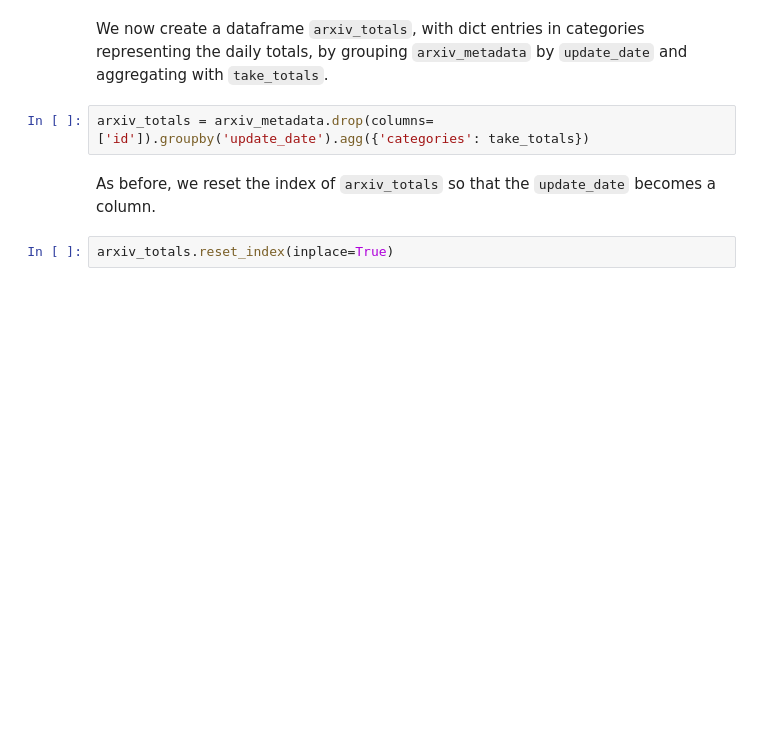
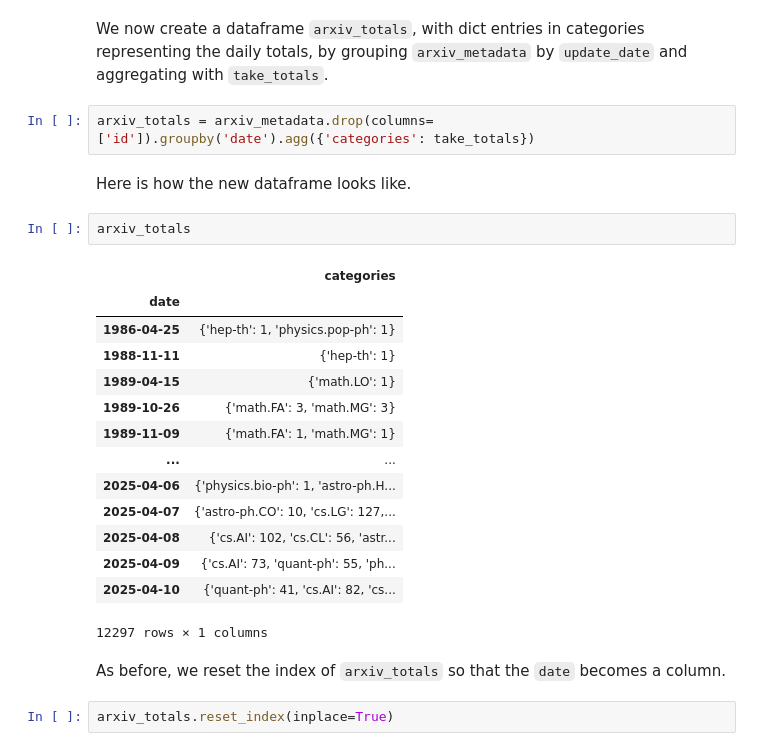
Before and after one commit to albesianor/arxiv-heatmap, a Jupyter notebook: notes/crunching.ipynb, the cells around one changed output. Saved outputs shown, nothing was run; the diff lists cells and outputs as text; blank space fills up the shorter version.

```diff
--- a/notes/crunching.ipynb
+++ b/notes/crunching.ipynb
@@ -83,9 +119,28 @@ def take_totals(group: iter) -> dict:
 # %% [markdown]
 We now create a dataframe `arxiv_totals`, with dict entries in categories representing the daily totals, by grouping `arxiv_metadata` by `update_date` and aggregating with `take_totals`.
 # %%
-arxiv_totals = arxiv_metadata.drop(columns=['id']).groupby('update_date').agg({'categories': take_totals})
+arxiv_totals = arxiv_metadata.drop(columns=['id']).groupby('date').agg({'categories': take_totals})
+# %% [markdown]
+Here is how the new dataframe looks like.
+# %%
+arxiv_totals
+# %% [output]
+|  | categories |
+| date |  |
+| 1986-04-25 | {'hep-th': 1, 'physics.pop-ph': 1} |
+| 1988-11-11 | {'hep-th': 1} |
+| 1989-04-15 | {'math.LO': 1} |
+| 1989-10-26 | {'math.FA': 3, 'math.MG': 3} |
+| 1989-11-09 | {'math.FA': 1, 'math.MG': 1} |
+| ... | ... |
+| 2025-04-06 | {'physics.bio-ph': 1, 'astro-ph.H... |
+| 2025-04-07 | {'astro-ph.CO': 10, 'cs.LG': 127,... |
+| 2025-04-08 | {'cs.AI': 102, 'cs.CL': 56, 'astr... |
+| 2025-04-09 | {'cs.AI': 73, 'quant-ph': 55, 'ph... |
+| 2025-04-10 | {'quant-ph': 41, 'cs.AI': 82, 'cs... |
+12297 rows × 1 columns
 # %% [markdown]
-As before, we reset the index of `arxiv_totals` so that the `update_date` becomes a column.
+As before, we reset the index of `arxiv_totals` so that the `date` becomes a column.
 # %%
 arxiv_totals.reset_index(inplace=True)
 # %% [markdown]
```
Also changed, not shown: parts of 19 cells of this notebook, 7 other files.
